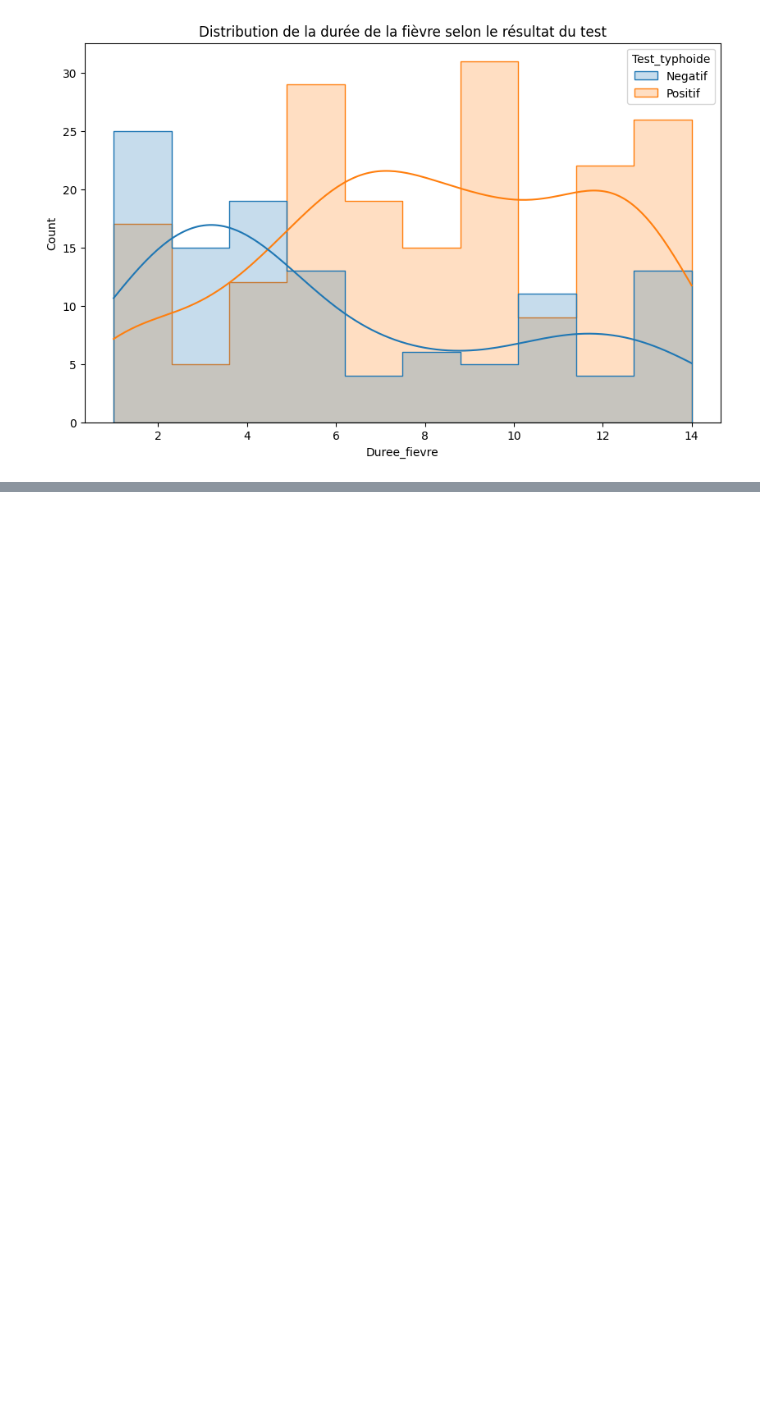
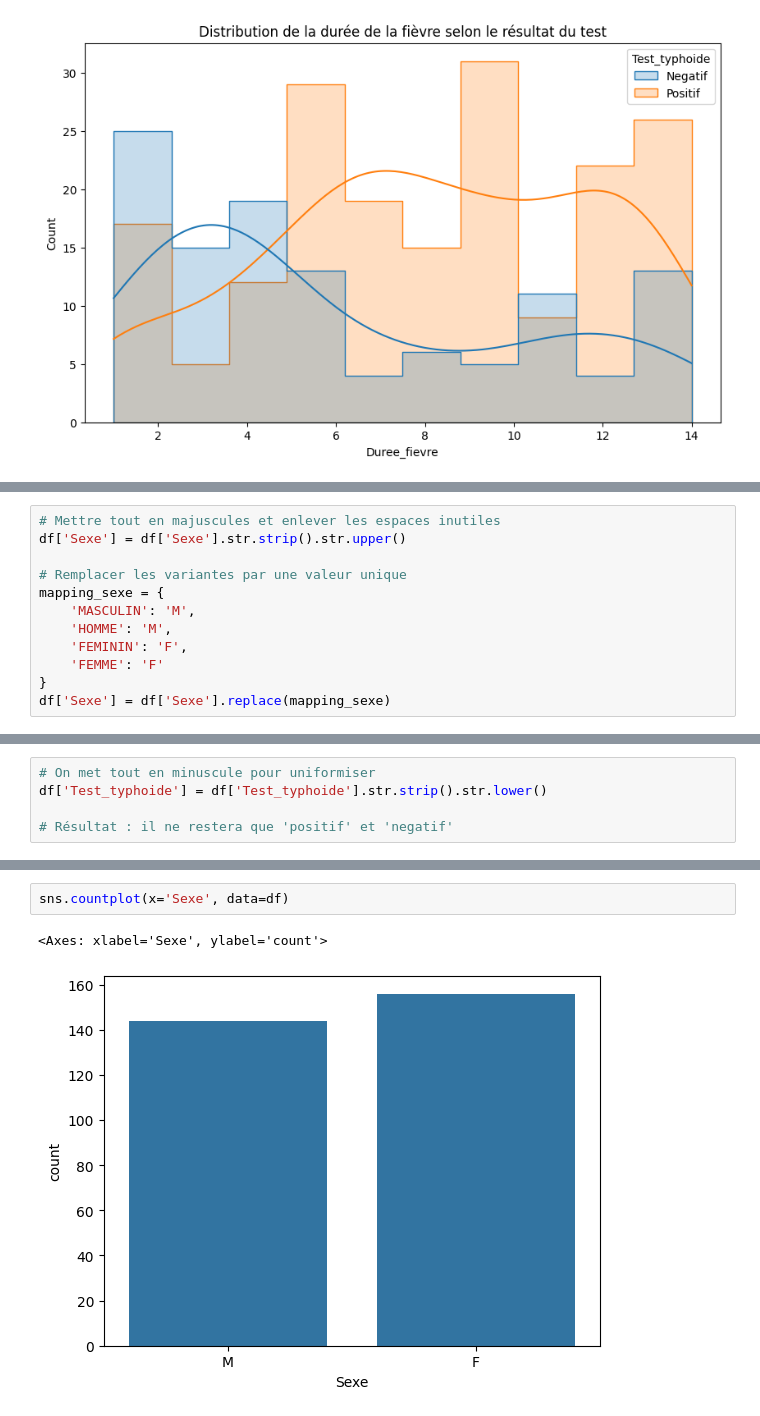
Before and after one commit to ahmediyadev/Analyse_de_donnee_projet2, a Jupyter notebook: exercice_3/taff.ipynb, the cells around one changed output, grey strips where cells are left out. Saved outputs shown, nothing was run; the diff lists cells and outputs as text; blank space fills up the shorter version.

Commit message:
j'ajoute l'exercice_3 maintenant deja fais et propre il manque le reste

```diff
--- a/exercice_3/taff.ipynb
+++ b/exercice_3/taff.ipynb
@@ -245,0 +340,12 @@ plt.show()
+# %%
+# Mettre tout en majuscules et enlever les espaces inutiles
+df['Sexe'] = df['Sexe'].str.strip().str.upper()
+
+# Remplacer les variantes par une valeur unique
+mapping_sexe = {
+    'MASCULIN': 'M',
+    'HOMME': 'M',
+    'FEMININ': 'F',
+    'FEMME': 'F'
+}
+df['Sexe'] = df['Sexe'].replace(mapping_sexe)
@@ -245,0 +355,5 @@ plt.show()
+# %%
+# On met tout en minuscule pour uniformiser
+df['Test_typhoide'] = df['Test_typhoide'].str.strip().str.lower()
+
+# Résultat : il ne restera que 'positif' et 'negatif'
@@ -245,0 +375,5 @@ plt.show()
+# %%
+sns.countplot(x='Sexe', data=df)
+# %% [output]
+<Axes: xlabel='Sexe', ylabel='count'>
+[figure, added]
```
Also changed, not shown: parts of 16 cells of this notebook.
